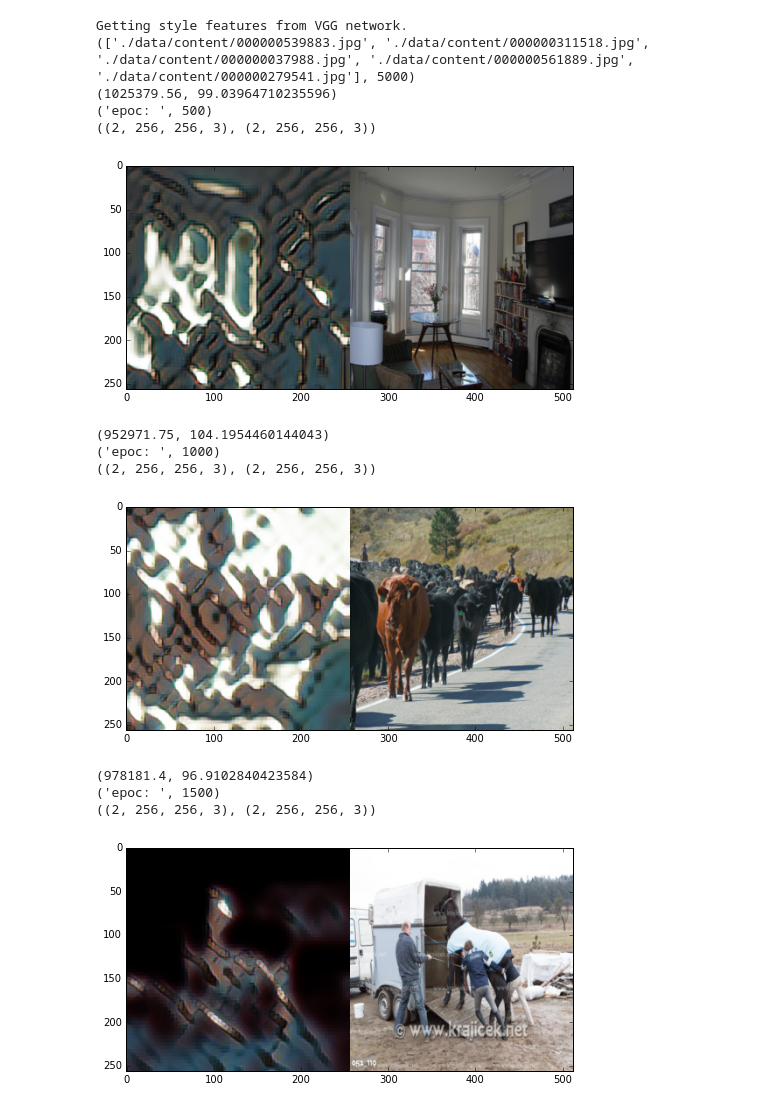
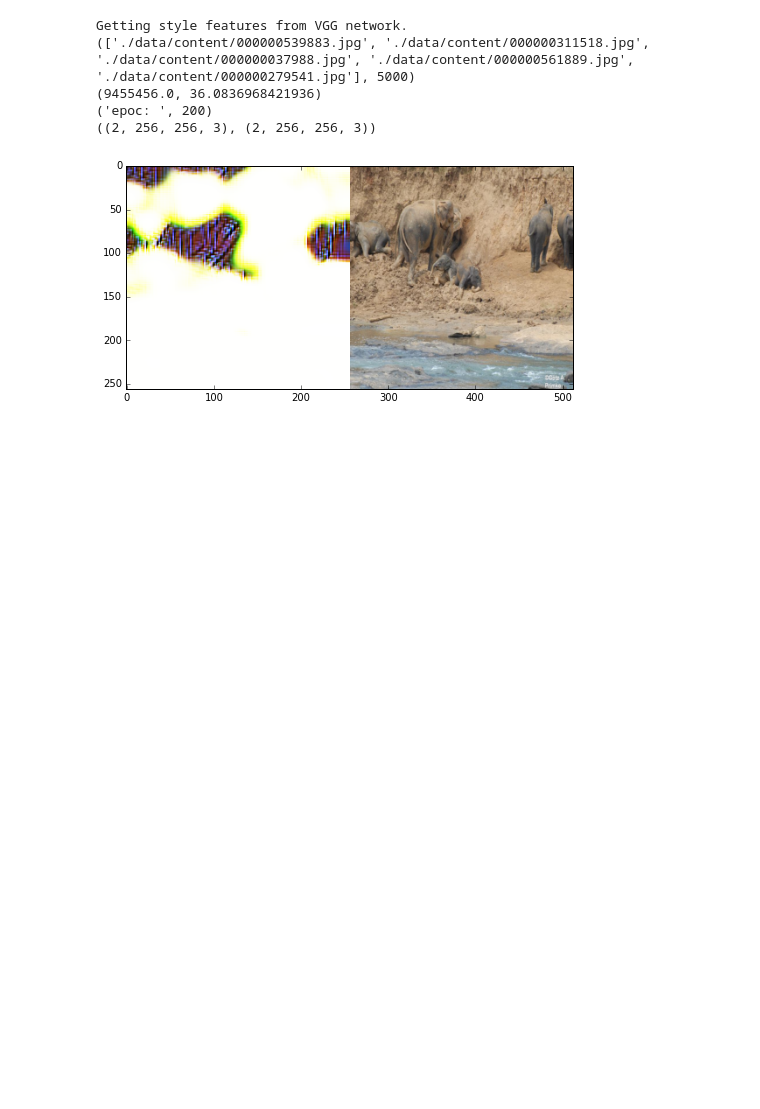
Before and after one commit to AloneGu/keras_tf_neural_img, a Jupyter notebook: notebook_dev_train_la_muse.ipynb, the cells around one changed output. Cells and saved outputs as stored; diff of their text form; code cells hidden in the pictures; blank space fills up the shorter version.

```diff
--- a/notebook_dev_train_la_muse.ipynb
+++ b/notebook_dev_train_la_muse.ipynb
@@ -73,44 +74,36 @@ class FastNeuralStyle(object):
 
         # start train
         i = 0
         t1 = time.time()
         for x in datagen:
             if i > nb_epoch:
                 break
 
             i += 1
             hist = self.model.train_on_batch(x, dummy_y)
 
             # check
-            if i % 500 == 0:
+            if i % 500 == 200:
                 print(hist, (time.time() - t1))
                 t1 = time.time()
                 print("epoc: ", i)
                 val_x = self.net.predict(x).astype(np.uint8)
                 print(val_x.shape,x.shape)
                 comb_img = np.concatenate((val_x[0],x[0]),axis=1)
                 plt.figure(figsize=(12,4))
                 plt.imshow(comb_img)
                 plt.show()
                 self.model.save_weights('la_muse_nn_weights.h5')
 
-nn = FastNeuralStyle(style_weight=4.0,content_weigth=1.0,tv_weight=1e-6,style_p='/home/guwei/nn_style_dir/style/la_muse.jpg',img_size=(256,256))
+nn = FastNeuralStyle(style_weight=4.0,content_weigth=1.0,tv_weight=1e-6,style_p='./data/style/la_muse.jpg',img_size=(256,256))
 
 # val2017 has 5k images
 # style has 3 style images
-nn.train('./data/content',5000,2)
+nn.train('./data/content',2300,2)
 # %% [output]
 Getting style features from VGG network.
 (['./data/content/000000539883.jpg', './data/content/000000311518.jpg', './data/content/000000037988.jpg', './data/content/000000561889.jpg', './data/content/000000279541.jpg'], 5000)
-(1025379.56, 99.03964710235596)
-('epoc: ', 500)
+(9455456.0, 36.0836968421936)
+('epoc: ', 200)
 ((2, 256, 256, 3), (2, 256, 256, 3))
-[figure, old version]
+[figure, new version]
-(952971.75, 104.1954460144043)
-('epoc: ', 1000)
-((2, 256, 256, 3), (2, 256, 256, 3))
-[figure, removed]
-(978181.4, 96.9102840423584)
-('epoc: ', 1500)
-((2, 256, 256, 3), (2, 256, 256, 3))
-[figure, removed]
```
Also changed, not shown: parts of 1 cell of this notebook, 2 other files.
